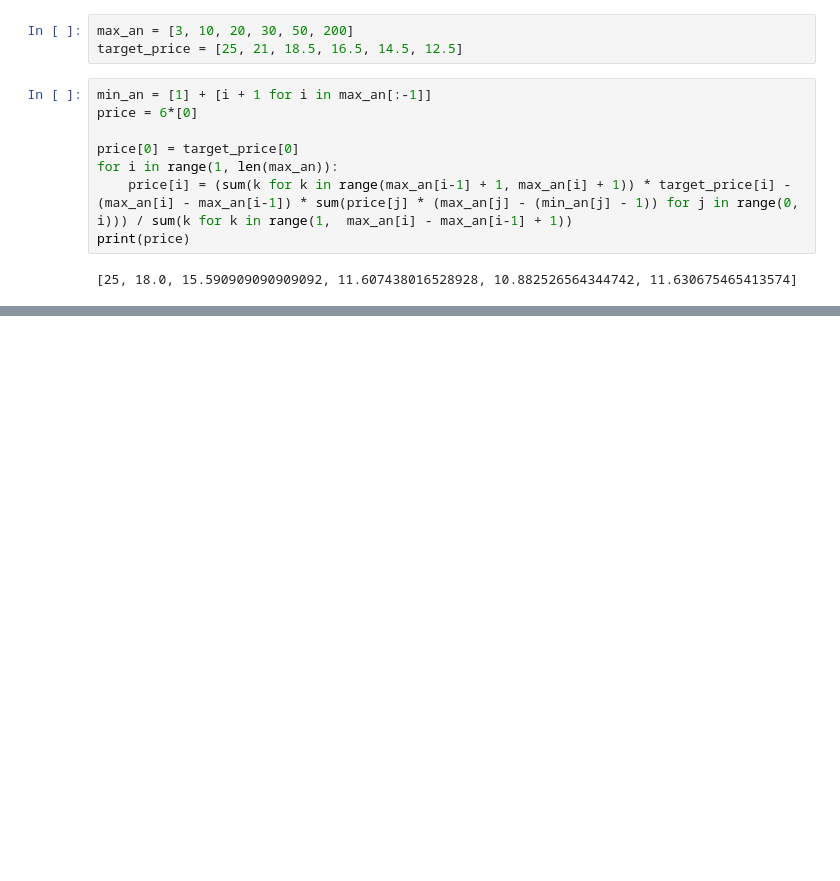
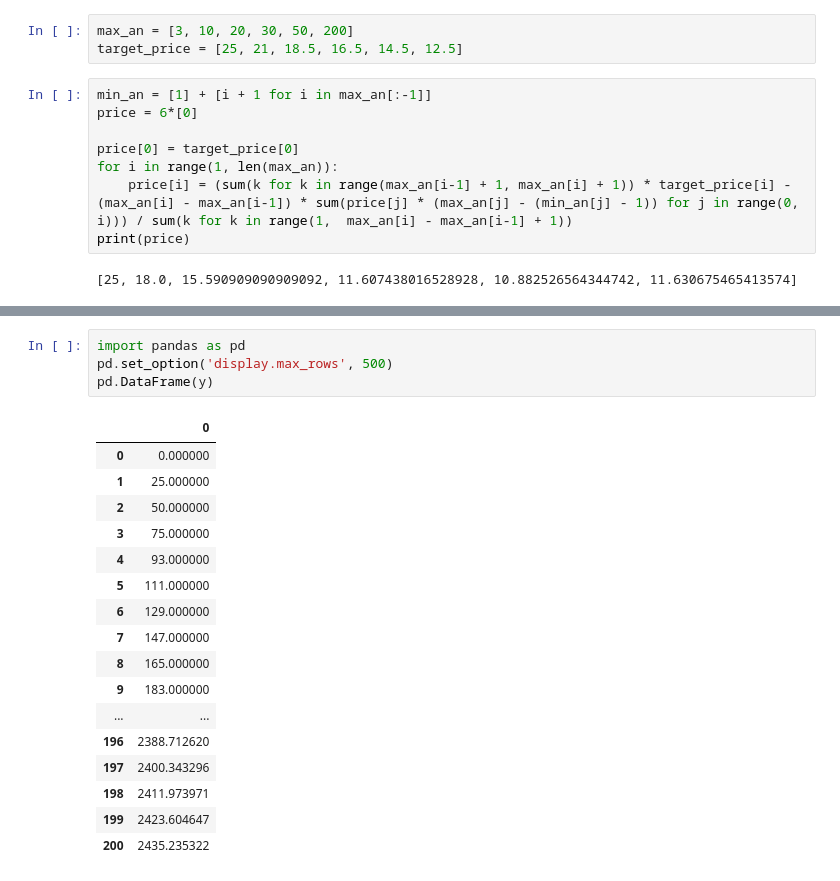
Before and after one commit to philippwiedmann/tryout, a Jupyter notebook: honorarstaffelung.ipynb, the cells around one changed output, grey strips where cells are left out. Cells and saved outputs as stored; diff of their text form; blank space fills up the shorter version.

```diff
--- a/honorarstaffelung.ipynb
+++ b/honorarstaffelung.ipynb
@@ -28,3 +28,25 @@ plt.plot(x, y)
+# %%
+import pandas as pd
+pd.set_option('display.max_rows', 500)
+pd.DataFrame(y)
+# %% [output]
+|  | 0 |
+| 0 | 0.000000 |
+| 1 | 25.000000 |
+| 2 | 50.000000 |
+| 3 | 75.000000 |
+| 4 | 93.000000 |
+| 5 | 111.000000 |
+| 6 | 129.000000 |
+| 7 | 147.000000 |
+| 8 | 165.000000 |
+| 9 | 183.000000 |
+| ... | ... |
+| 196 | 2388.712620 |
+| 197 | 2400.343296 |
+| 198 | 2411.973971 |
+| 199 | 2423.604647 |
+| 200 | 2435.235322 |
 # %%
 z = [y[i]/i for i in x[1:]]
 plt.plot(x[1:], z)
```
Also changed, not shown: parts of 5 cells of this notebook.
